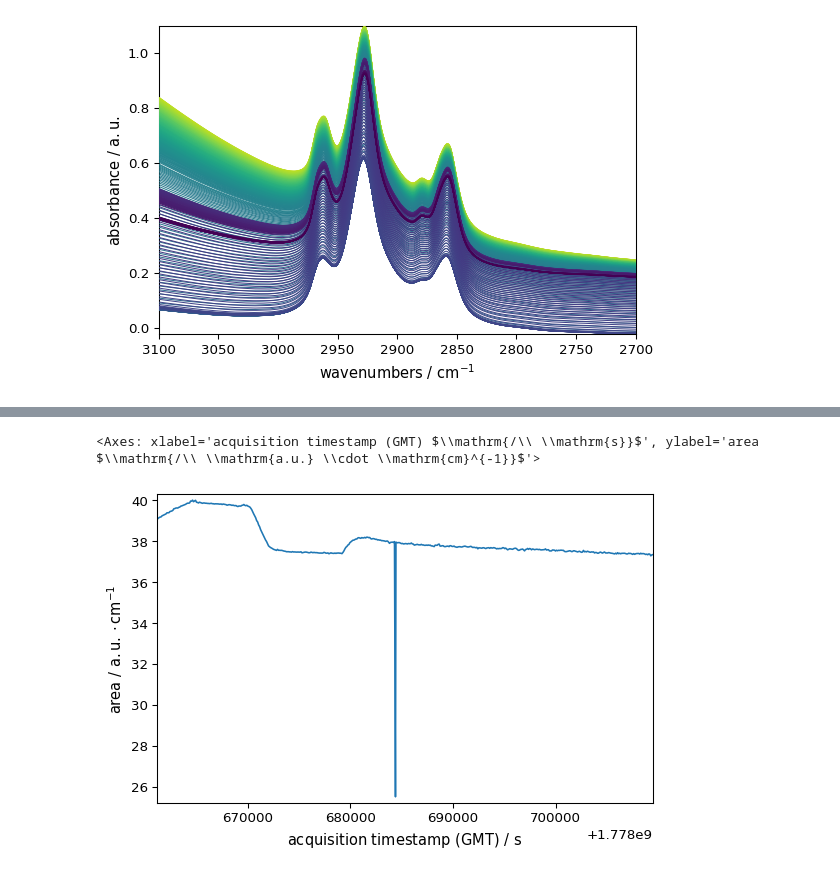
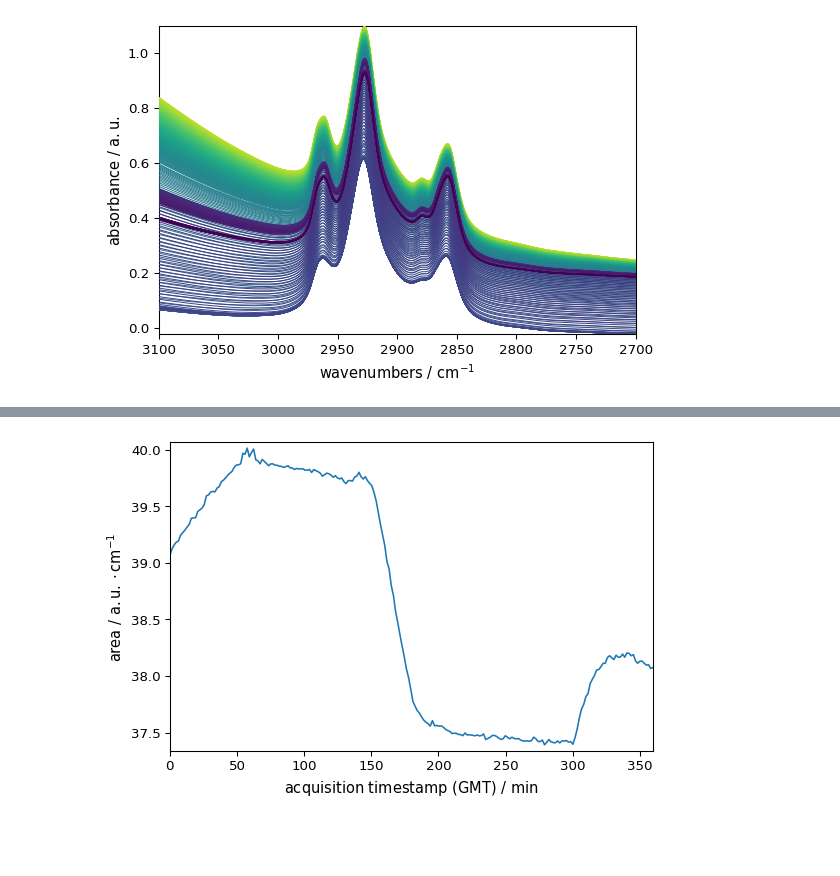
Before and after one commit to atravert/jihane-octeo, a Jupyter notebook: main.ipynb, the cells around one changed output, grey strips where cells are left out. Drawn from its saved outputs; the diff is of its cells as text; code cells hidden in the pictures; blank space fills up the shorter version.

```diff
--- a/main.ipynb
+++ b/main.ipynb
@@ -26,7 +38,5 @@ bl.plot()
 # %%
 areas = scp.trapezoid(bl.corrected)
+_ = areas[:360.].plot()
+# %% [output]
+[figure, added]
-# %%
-areas.plot()
-# %% [output]
-<Axes: xlabel='acquisition timestamp (GMT) $\\mathrm{/\\ \\mathrm{s}}$', ylabel='area $\\mathrm{/\\ \\mathrm{a.u.} \\cdot \\mathrm{cm}^{-1}}$'>
-[figure, removed]
```
Also changed, not shown: parts of 19 cells of this notebook.
